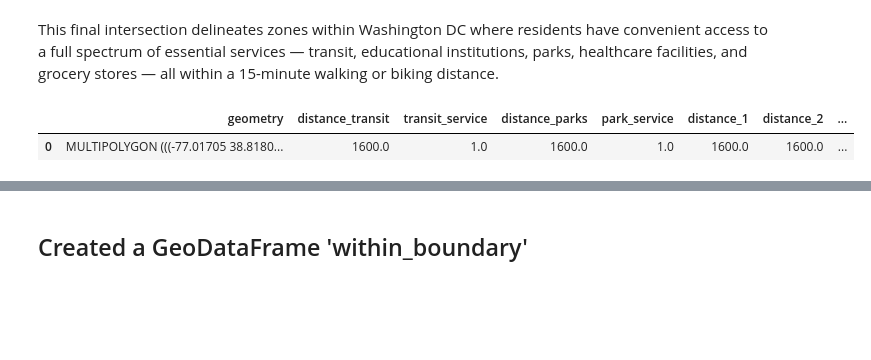
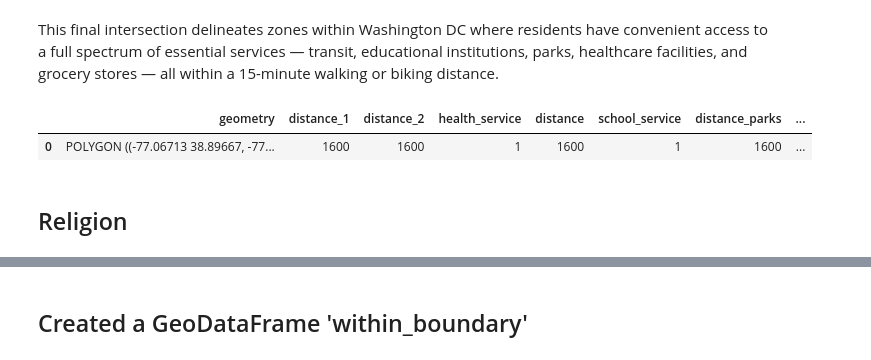
Before and after one commit to robertl0500/15-minute-analysis, a Jupyter notebook: 15-minute-package/DC.ipynb, the cells around one changed output, grey strips where cells are left out. Cells and saved outputs as stored; diff of their text form; code cells hidden in the pictures; blank space fills up the shorter version.

```diff
--- a/15-minute-package/DC.ipynb
+++ b/15-minute-package/DC.ipynb
@@ -210,7 +213,7 @@ This intersection helps to highlight regions within Washington DC where access t
 # %%
 #intersection_result2.explore()
 # %%
-service_union = gpd.overlay(intersection_result1, parks_iso, how='union')
+service_union = gpd.overlay(service_union, parks_iso, how='union')
 service_union.dissolve()
 # %% [output]
 |  | geometry | distance_1 | distance_2 | health_service | distance | school_service | distance_parks | ... |
@@ -220,2 +220,0 @@ service_union.dissolve()
-# %%
-service_union = gpd.overlay(service_union, dc_boundary, how='union')
@@ -262,6 +261,6 @@ intersection_result3 = gpd.overlay(transit_iso, intersection_result2, how='inter
 # %% [markdown]
 This intersection produces a new GeoDataFrame, intersection_result3, which contains areas where the isochrones of transit stops overlap with the combined isochrones of parks, schools, and healthcare facilities identified in intersection_result2. This final intersection highlights regions within Washington DC that are within a 1600 meter reach of all these critical urban amenities, showcasing areas with high accessibility to transit, educational, healthcare, and recreational facilities.
 # %%
-service_union = gpd.overlay(intersection_result2, transit_iso, how='union')
+service_union = gpd.overlay(service_union, transit_iso, how='union')
 service_union.dissolve()
 # %% [output]
@@ -270,5 +269,5 @@ service_union.dissolve()
 # %%
-service_union = gpd.overlay(service_union, dc_boundary, how='union')
+#service_union = gpd.overlay(service_union, dc_boundary, how='union')
 # %%
 #service_union.explore()
 # %% [markdown]
@@ -314,9 +313,9 @@ intersection_result4 = gpd.overlay(grocery_iso, intersection_result3, how='inter
 # %% [markdown]
 This final intersection delineates zones within Washington DC where residents have convenient access to a full spectrum of essential services — transit, educational institutions, parks, healthcare facilities, and grocery stores — all within a 15-minute walking or biking distance.
 # %%
-service_union = gpd.overlay(intersection_result3, grocery_iso, how='union')
+service_union = gpd.overlay(service_union, grocery_iso, how='union')
 service_union.dissolve()
 # %% [output]
-|  | geometry | distance_transit | transit_service | distance_parks | park_service | distance_1 | distance_2 | ... |
-| 0 | MULTIPOLYGON (((-77.01705 38.8180... | 1600.0 | 1.0 | 1600.0 | 1.0 | 1600.0 | 1600.0 | ... |
+|  | geometry | distance_1 | distance_2 | health_service | distance | school_service | distance_parks | ... |
+| 0 | POLYGON ((-77.06713 38.89667, -77... | 1600 | 1600 | 1 | 1600 | 1 | 1600 | ... |
 # %%
@@ -329,0 +325,2 @@ service_union = gpd.overlay(service_union, dc_boundary, how='intersection')
+# %% [markdown]
+## Religion
```
Also changed, not shown: parts of 31 cells of this notebook, 30 other files.
